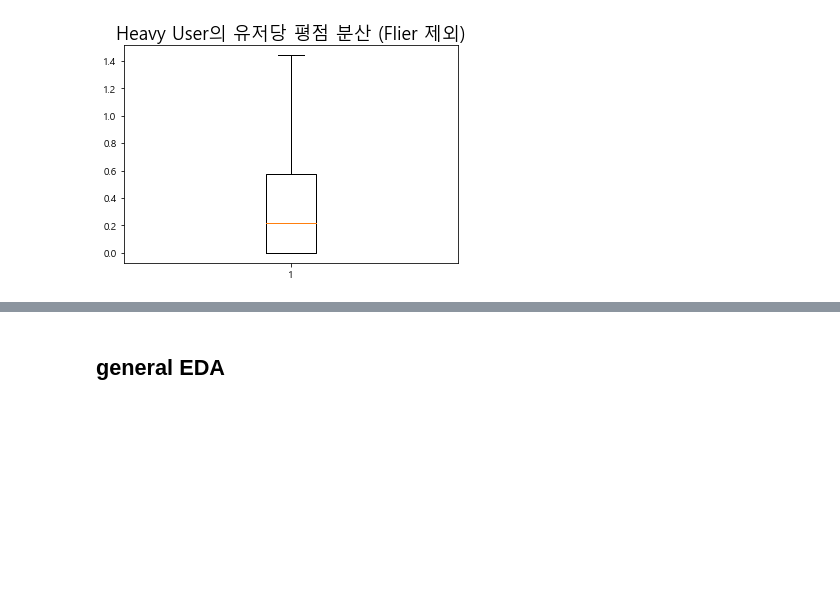
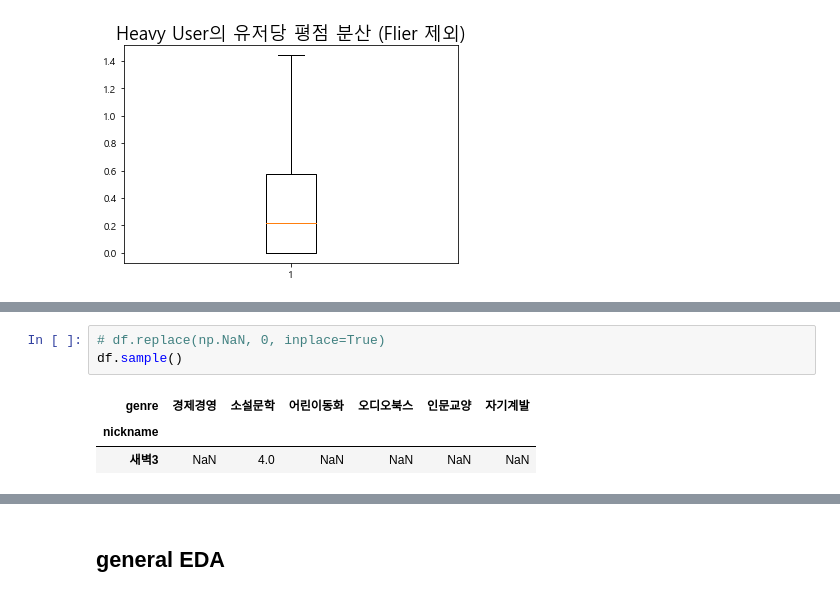
Before and after one commit to dataitgirls4/team_3, a Jupyter notebook: Recommendation_System.ipynb, the cells around one changed output, grey strips where cells are left out. Saved outputs shown, nothing was run; the diff lists cells and outputs as text; blank space fills up the shorter version.

```diff
--- a/Recommendation_System.ipynb
+++ b/Recommendation_System.ipynb
@@ -507,0 +555,7 @@ Text(0.5, 1.0, 'Heavy User의 유저당 평점 분산 (Flier 제외)')
+# %%
+# df.replace(np.NaN, 0, inplace=True)
+df.sample()
+# %% [output]
+| genre | 경제경영 | 소설문학 | 어린이동화 | 오디오북스 | 인문교양 | 자기계발 |
+| nickname |  |  |  |  |  |  |
+| 새벽3 | NaN | 4.0 | NaN | NaN | NaN | NaN |
```
Also changed, not shown: parts of 16 cells of this notebook.
